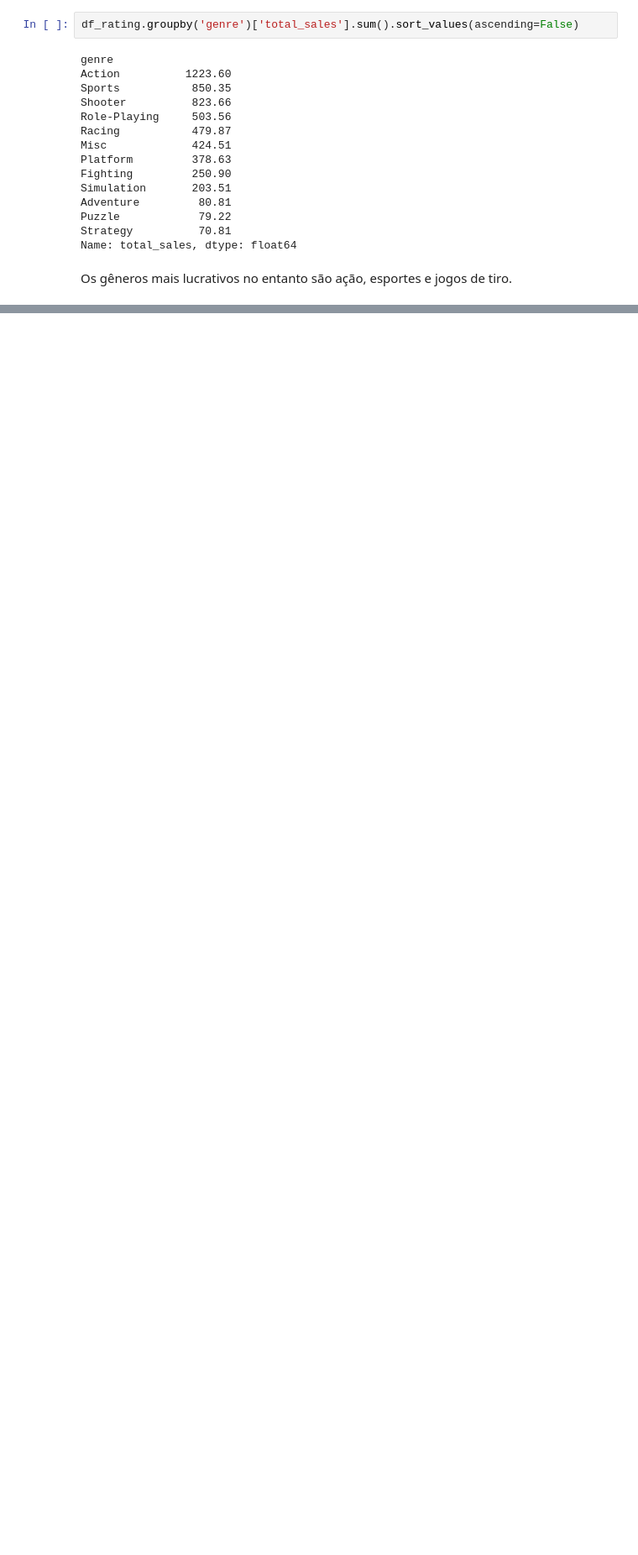
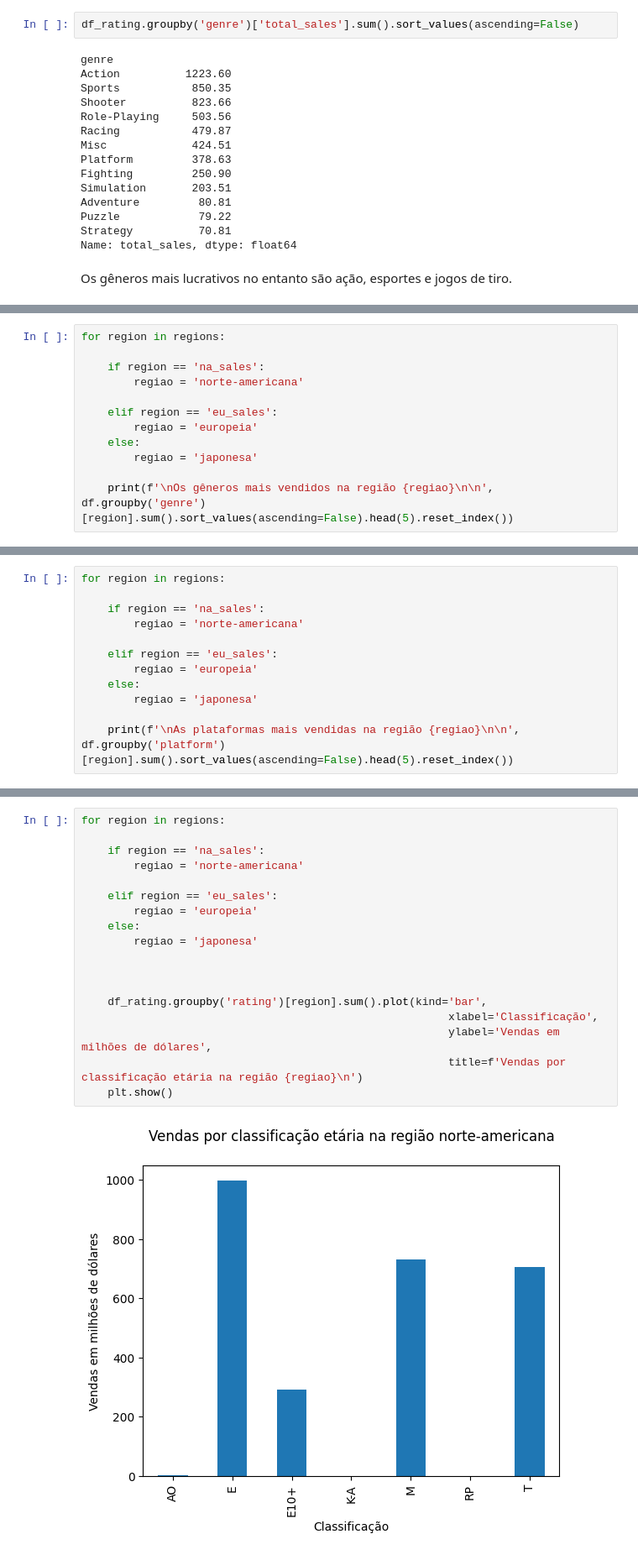
Before and after one commit to gustavoquareli/projeto-S_06, a Jupyter notebook: notebook/ver_dados.ipynb, the cells around one changed output, grey strips where cells are left out. Shown at 84% size. Drawn from its saved outputs; the diff is of its cells as text; blank space fills up the shorter version.

```diff
--- a/notebook/ver_dados.ipynb
+++ b/notebook/ver_dados.ipynb
@@ -619,0 +660,12 @@ Os gêneros mais lucrativos no entanto são ação, esportes e jogos de tiro.
+# %%
+for region in regions:
+
+    if region == 'na_sales':
+        regiao = 'norte-americana'
+
+    elif region == 'eu_sales':
+        regiao = 'europeia'
+    else:
+        regiao = 'japonesa'
+
+    print(f'\nOs gêneros mais vendidos na região {regiao}\n\n', df.groupby('genre')[region].sum().sort_values(ascending=False).head(5).reset_index())
@@ -619,0 +690,12 @@ Os gêneros mais lucrativos no entanto são ação, esportes e jogos de tiro.
+# %%
+for region in regions:
+
+    if region == 'na_sales':
+        regiao = 'norte-americana'
+
+    elif region == 'eu_sales':
+        regiao = 'europeia'
+    else:
+        regiao = 'japonesa'
+
+    print(f'\nAs plataformas mais vendidas na região {regiao}\n\n', df.groupby('platform')[region].sum().sort_values(ascending=False).head(5).reset_index())
@@ -619,0 +722,20 @@ Os gêneros mais lucrativos no entanto são ação, esportes e jogos de tiro.
+# %%
+for region in regions:
+
+    if region == 'na_sales':
+        regiao = 'norte-americana'
+
+    elif region == 'eu_sales':
+        regiao = 'europeia'
+    else:
+        regiao = 'japonesa'
+
+
+
+    df_rating.groupby('rating')[region].sum().plot(kind='bar',
+                                                        xlabel='Classificação',
+                                                        ylabel='Vendas em milhões de dólares',
+                                                        title=f'Vendas por classificação etária na região {regiao}\n')
+    plt.show()
+# %% [output]
+[figure, added]
```
Also changed, not shown: parts of 10 cells of this notebook.
